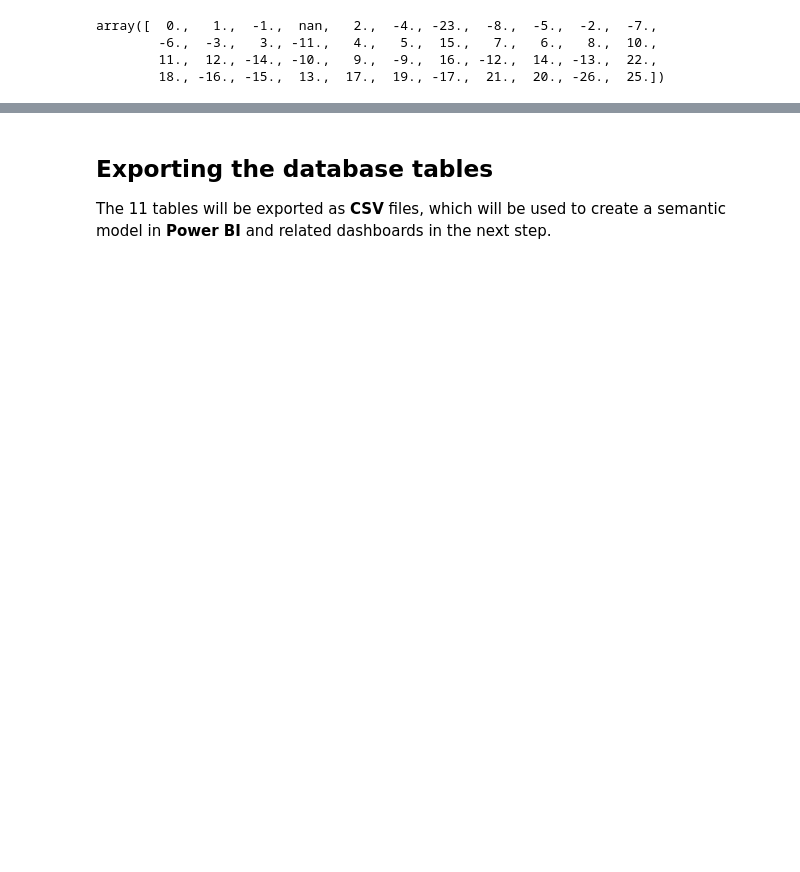
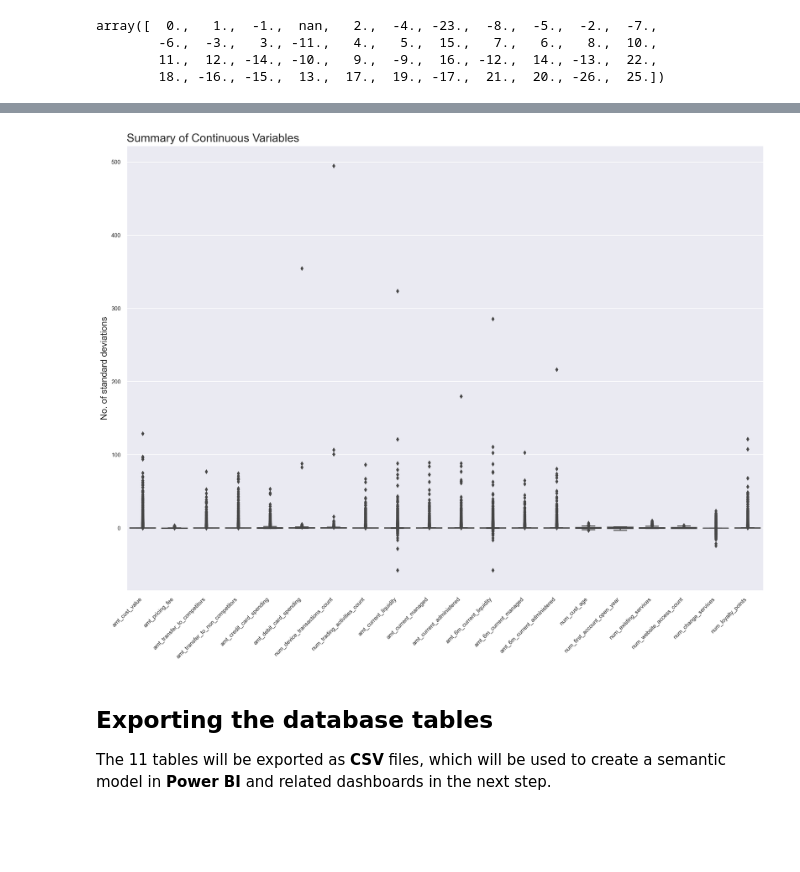
Before and after one commit to fedfioravanti/Bank-Churn-Prediction, a Jupyter notebook: notebooks/Bank-Churn-01-Intro-EDA.ipynb, the cells around one changed output, grey strips where cells are left out. Saved outputs shown, nothing was run; the diff lists cells and outputs as text; code cells hidden in the pictures; blank space fills up the shorter version.

```diff
--- a/notebooks/Bank-Churn-01-Intro-EDA.ipynb
+++ b/notebooks/Bank-Churn-01-Intro-EDA.ipynb
@@ -130,0 +189,19 @@ dtype: int64
+# %%
+# split variables into continuous, discrete, ordinal, nominal and binary
+continuous_vars = []
+discrete_vars =   []
+ordinal_vars =    []
+nominal_vars =    []
+binary_vars =     []
+
+for k,v in data_dict.items():
+    if v[0] == 'continuous':
+        continuous_vars.append(k)
+    elif v[0] == 'discrete':
+        discrete_vars.append(k)
+    elif v[0] == 'ordinal':
+        ordinal_vars.append(k)
+    elif v[0] == 'nominal':
+        nominal_vars.append(k)
+    elif v[0] == 'binary':
+        binary_vars.append(k)
@@ -473,3 +644,19 @@ plt.show()
+# %%
+# create a standardised dataframe for quantitative variables
+scaler = StandardScaler()
+quant_std = scaler.fit_transform(df[quant_vars])
+# %%
+# plot the summary of standardised continuous variables to check for outliers
+fig, ax = plt.subplots(figsize = (16,12))
+
+sns.boxplot(data = quant_std, fliersize = 4)
+ax.set_title('Summary of Continuous Variables', loc='left', fontsize=18)
+ax.set_xticks([x for x in range(len(quant_vars))], labels = quant_vars, rotation = 45, horizontalalignment = 'right')
+ax.set_ylabel('No. of standard deviations', fontsize = 14)
+
+plt.show()
+# %% [output]
+[figure, added]
 # %% [markdown]
 ## Exporting the database tables
 
```
Also changed, not shown: parts of 43 cells of this notebook.
